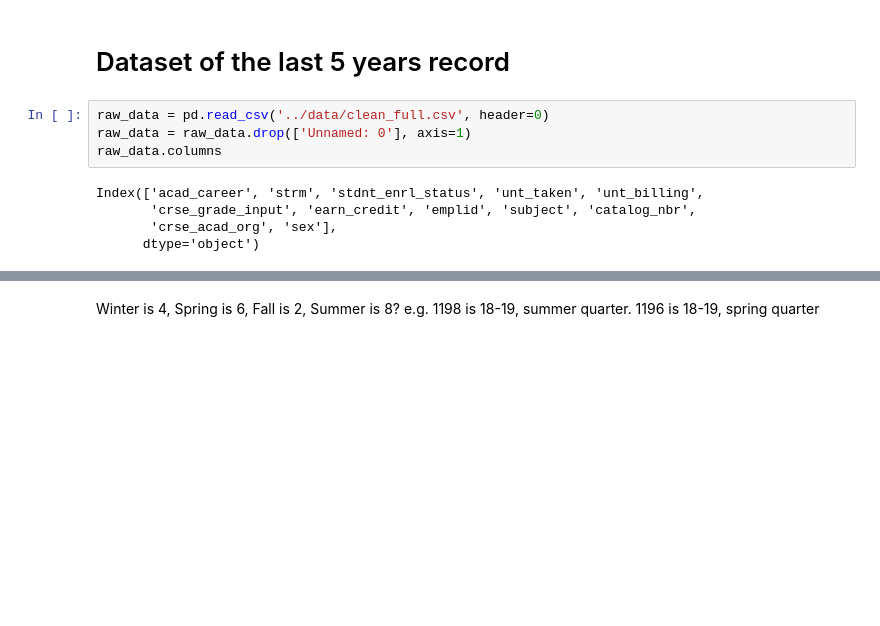
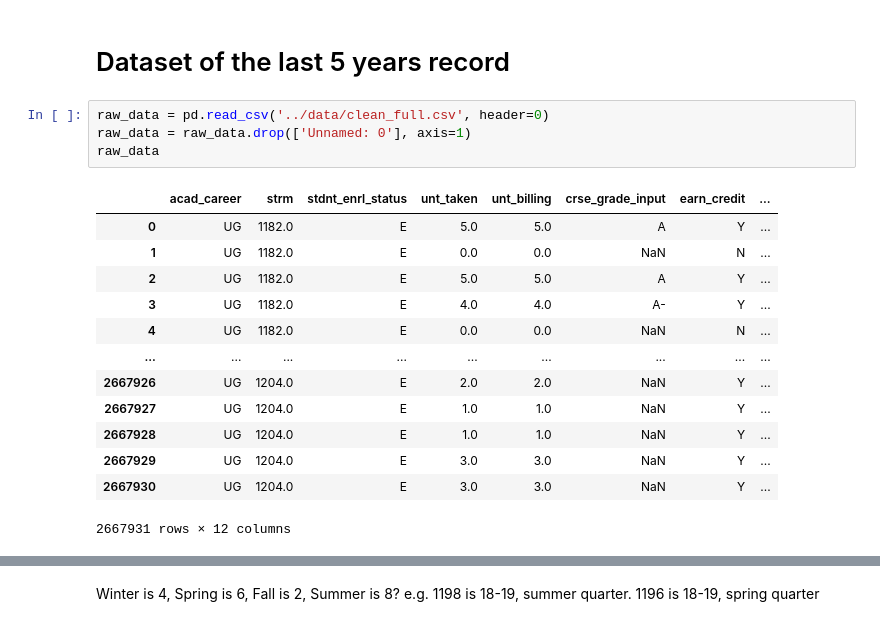
Before and after one commit to gmdavis1/carta-prereqs, a Jupyter notebook: models/129_model.ipynb, the cells around one changed output, grey strips where cells are left out. Cells and saved outputs as stored; diff of their text form; blank space fills up the shorter version.

```diff
--- a/models/129_model.ipynb
+++ b/models/129_model.ipynb
@@ -55,9 +55,18 @@ DATA_PATH = "../data"
 # %%
 raw_data = pd.read_csv('../data/clean_full.csv', header=0)
 raw_data = raw_data.drop(['Unnamed: 0'], axis=1)
-raw_data.columns
+raw_data
 # %% [output]
+|  | acad_career | strm | stdnt_enrl_status | unt_taken | unt_billing | crse_grade_input | earn_credit | ... |
+| 0 | UG | 1182.0 | E | 5.0 | 5.0 | A | Y | ... |
+| 1 | UG | 1182.0 | E | 0.0 | 0.0 | NaN | N | ... |
+| 2 | UG | 1182.0 | E | 5.0 | 5.0 | A | Y | ... |
+| 3 | UG | 1182.0 | E | 4.0 | 4.0 | A- | Y | ... |
+| 4 | UG | 1182.0 | E | 0.0 | 0.0 | NaN | N | ... |
+| ... | ... | ... | ... | ... | ... | ... | ... | ... |
+| 2667926 | UG | 1204.0 | E | 2.0 | 2.0 | NaN | Y | ... |
+| 2667927 | UG | 1204.0 | E | 1.0 | 1.0 | NaN | Y | ... |
+| 2667928 | UG | 1204.0 | E | 1.0 | 1.0 | NaN | Y | ... |
+| 2667929 | UG | 1204.0 | E | 3.0 | 3.0 | NaN | Y | ... |
+| 2667930 | UG | 1204.0 | E | 3.0 | 3.0 | NaN | Y | ... |
-Index(['acad_career', 'strm', 'stdnt_enrl_status', 'unt_taken', 'unt_billing',
-       'crse_grade_input', 'earn_credit', 'emplid', 'subject', 'catalog_nbr',
-       'crse_acad_org', 'sex'],
-      dtype='object')
+2667931 rows × 12 columns
```
Also changed, not shown: parts of 1 cell of this notebook, 2 other files.
